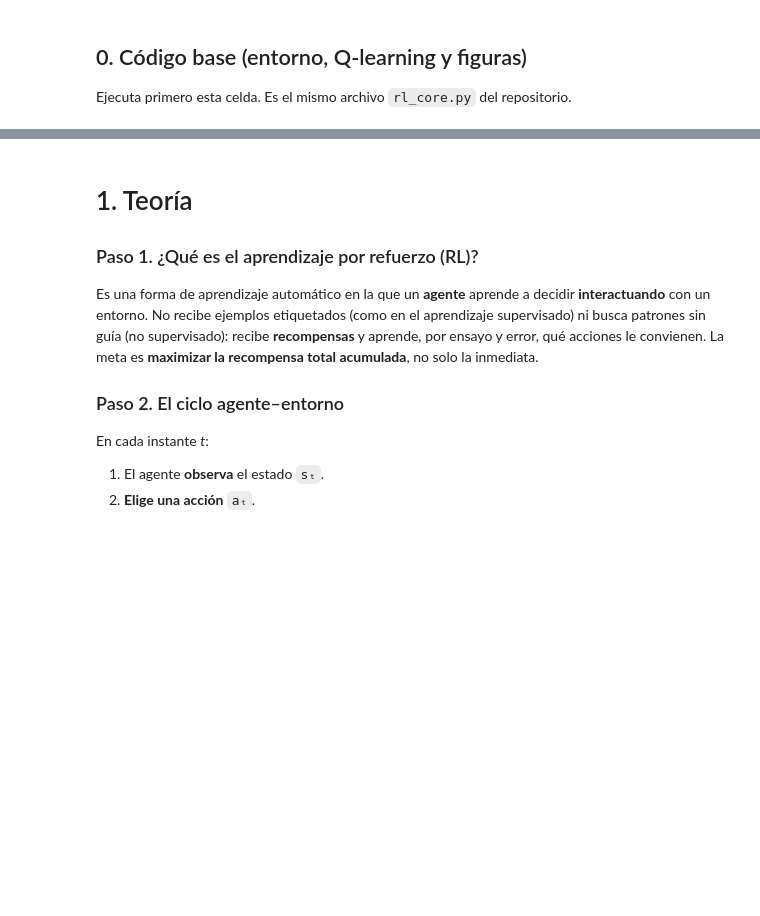
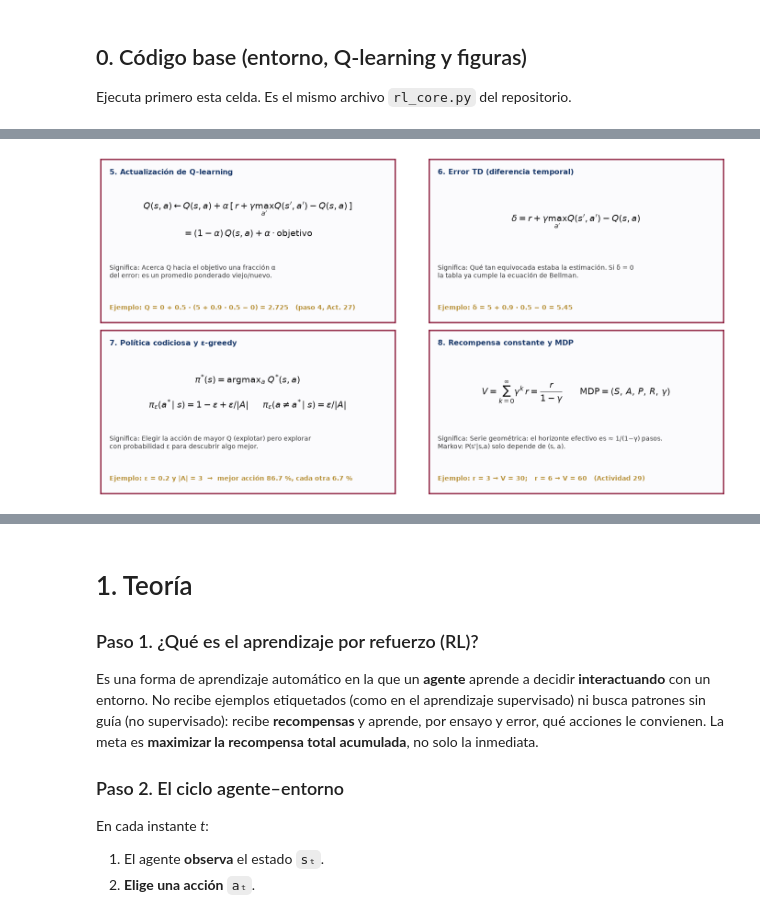
Before and after one commit to alixpeg0/aprendizaje-por-refuerzo-unidad4, a Jupyter notebook: Unidad4_Aprendizaje_por_Refuerzo.ipynb, the cells around one changed output, grey strips where cells are left out. Cells and saved outputs as stored; diff of their text form; code cells hidden in the pictures; blank space fills up the shorter version.

```diff
--- a/Unidad4_Aprendizaje_por_Refuerzo.ipynb
+++ b/Unidad4_Aprendizaje_por_Refuerzo.ipynb
@@ -560,0 +817,4 @@ def tabla(columnas, filas):
+# %%
+figura_formulas(2); plt.show()
+# %% [output]
+[figure, added]
```
Also changed, not shown: parts of 12 cells of this notebook, 18 other files.
